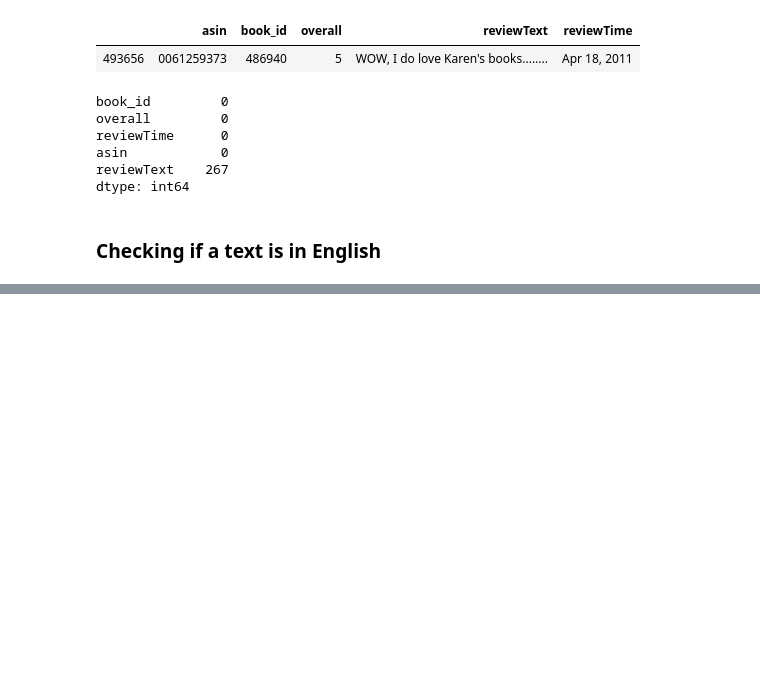
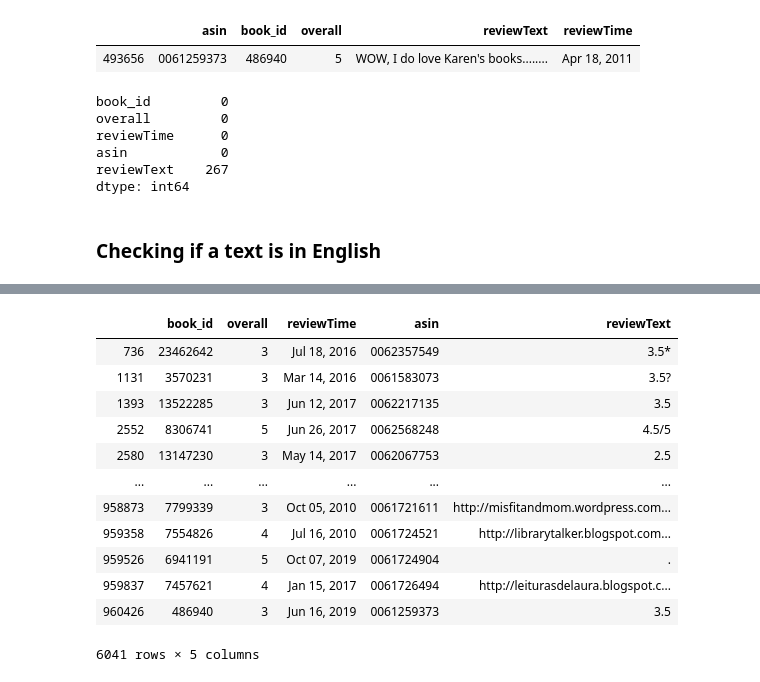
Before and after one commit to tlam7497/CapstoneProject, a Jupyter notebook: hidden_Goodreads.ipynb, the cells around one changed output, grey strips where cells are left out. Saved outputs shown, nothing was run; the diff lists cells and outputs as text; code cells hidden in the pictures; blank space fills up the shorter version.

```diff
--- a/hidden_Goodreads.ipynb
+++ b/hidden_Goodreads.ipynb
@@ -385,0 +486,18 @@ g.to_csv('overall_goodreads.csv', index = False)
+# %%
+# Dataframe of undetected reviews
+undetected_gr = gr.iloc[non_detect]
+undetected_gr
+# %% [output]
+|  | book_id | overall | reviewTime | asin | reviewText |
+| 736 | 23462642 | 3 | Jul 18, 2016 | 0062357549 | 3.5* |
+| 1131 | 3570231 | 3 | Mar 14, 2016 | 0061583073 | 3.5? |
+| 1393 | 13522285 | 3 | Jun 12, 2017 | 0062217135 | 3.5 |
+| 2552 | 8306741 | 5 | Jun 26, 2017 | 0062568248 | 4.5/5 |
+| 2580 | 13147230 | 3 | May 14, 2017 | 0062067753 | 2.5 |
+| ... | ... | ... | ... | ... | ... |
+| 958873 | 7799339 | 3 | Oct 05, 2010 | 0061721611 | http://misfitandmom.wordpress.com... |
+| 959358 | 7554826 | 4 | Jul 16, 2010 | 0061724521 | http://librarytalker.blogspot.com... |
+| 959526 | 6941191 | 5 | Oct 07, 2019 | 0061724904 | . |
+| 959837 | 7457621 | 4 | Jan 15, 2017 | 0061726494 | http://leiturasdelaura.blogspot.c... |
+| 960426 | 486940 | 3 | Jun 16, 2019 | 0061259373 | 3.5 |
+6041 rows × 5 columns
```
Also changed, not shown: parts of 12 cells of this notebook.
